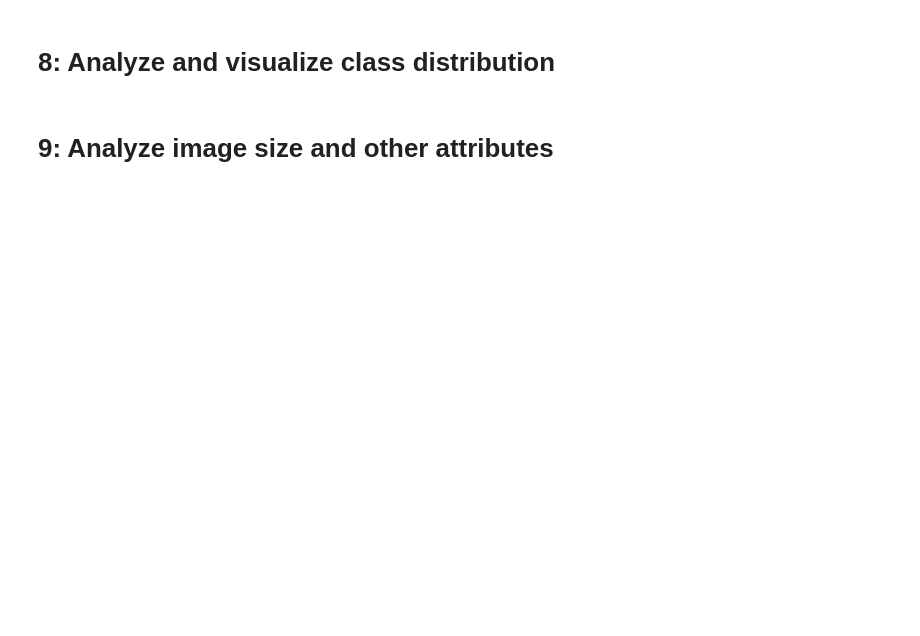
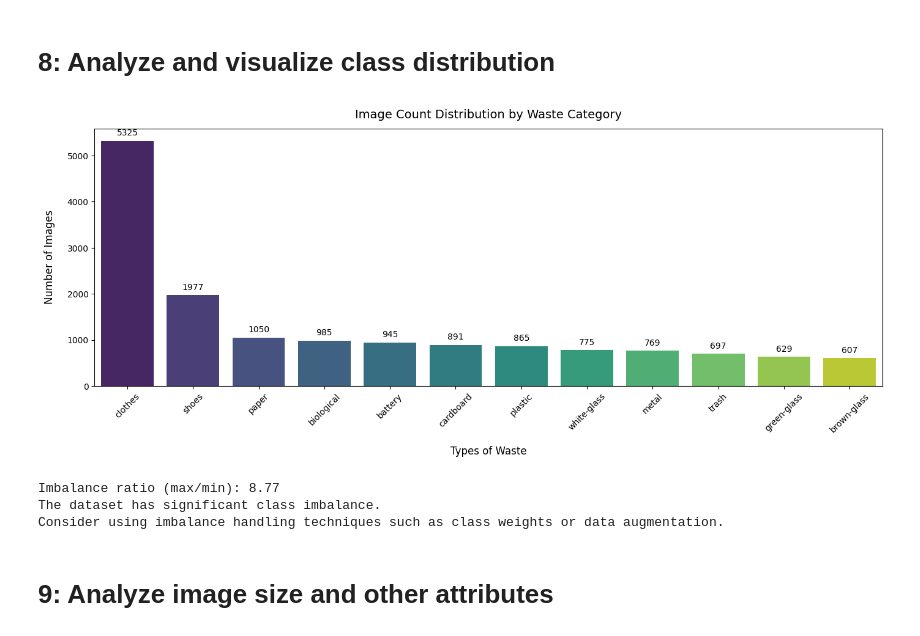
Before and after one commit to milephm/garbage-classification, a Jupyter notebook: intro-to-ai-garbage-classification.ipynb, the cells around one changed output. Cells and saved outputs as stored; diff of their text form; code cells hidden in the pictures; blank space fills up the shorter version.

```diff
--- a/intro-to-ai-garbage-classification.ipynb
+++ b/intro-to-ai-garbage-classification.ipynb
@@ -63,7 +63,8 @@ IMAGE_SIZE = (IMAGE_WIDTH, IMAGE_HEIGHT)
 IMAGE_CHANNELS = 3
 
 # Path to dataset
-base_path = "../input/garbage-classification/garbage_classification/"
+base_path = r"C:\Users\ADMIN\.cache\kagglehub\datasets\mostafaabla\garbage-classification\versions\1\garbage_classification\\"
+# IMPORTANT!!! edit the path to dataset depending on where you have it downloaded on your computer. As for my case it was inside C drive
 
 # Dictionary stores 12 types of trash
 categories = {0: 'battery', 1: 'biological', 2: 'brown-glass', 3: 'cardboard', 4: 'clothes',
@@ -150,7 +171,7 @@ display_sample_images()
 # Function to add class name prefix to filename
 # Eg: "/paper104.jpg" thành "paper/paper104.jpg"
 def add_class_name_prefix(df, col_name):
-    df[col_name] = df[col_name].apply(lambda x: x[:re.search("\d",x).start()] + '/' + x)
+    df[col_name] = df[col_name].apply(lambda x: x[:re.search(r"\d",x).start()] + '/' + x)
     return df
 
 # List containing all file names in the dataset
@@ -211,35 +246,40 @@ def visualize_class_distribution():
 
     # Plot the class distribution chart
     plt.figure(figsize=(14, 6))
-    ax = sns.barplot(x=class_counts.index, y=class_counts.values, palette='viridis')
+    ax = sns.barplot(x=class_counts.index, y=class_counts.values, hue=class_counts.index, palette='viridis', legend=False)
     plt.xlabel("Types of Waste", fontsize=12, labelpad=14)
     plt.ylabel("Number of Images", fontsize=12, labelpad=14)
     plt.title("Image Count Distribution by Waste Category", fontsize=14, y=1.02)
     plt.xticks(rotation=45)
 
     # Add value labels on top of each bar
     for p, label in zip(ax.patches, class_counts.values):
         ax.annotate(format(label, '.0f'),
                    (p.get_x() + p.get_width() / 2., p.get_height()),
                    ha='center', va='center',
                    xytext=(0, 9),
                    textcoords='offset points')
 
     plt.tight_layout()
     plt.show()
 
     # Check class imbalance level
     imbalance_ratio = class_counts.max() / class_counts.min()
     print(f"Imbalance ratio (max/min): {imbalance_ratio:.2f}")
 
     if imbalance_ratio > 1.5:
         print("The dataset has significant class imbalance.")
         print("Consider using imbalance handling techniques such as class weights or data augmentation.")
     else:
         print("The dataset is relatively balanced across classes.")
 
 # Execute class distribution analysis
 visualize_class_distribution()
+# %% [output]
+[figure, added]
+Imbalance ratio (max/min): 8.77
+The dataset has significant class imbalance.
+Consider using imbalance handling techniques such as class weights or data augmentation.
 # %% [markdown]
 # 9: Analyze image size and other attributes
 # %%
```
Also changed, not shown: parts of 11 cells of this notebook, 1 other file.
